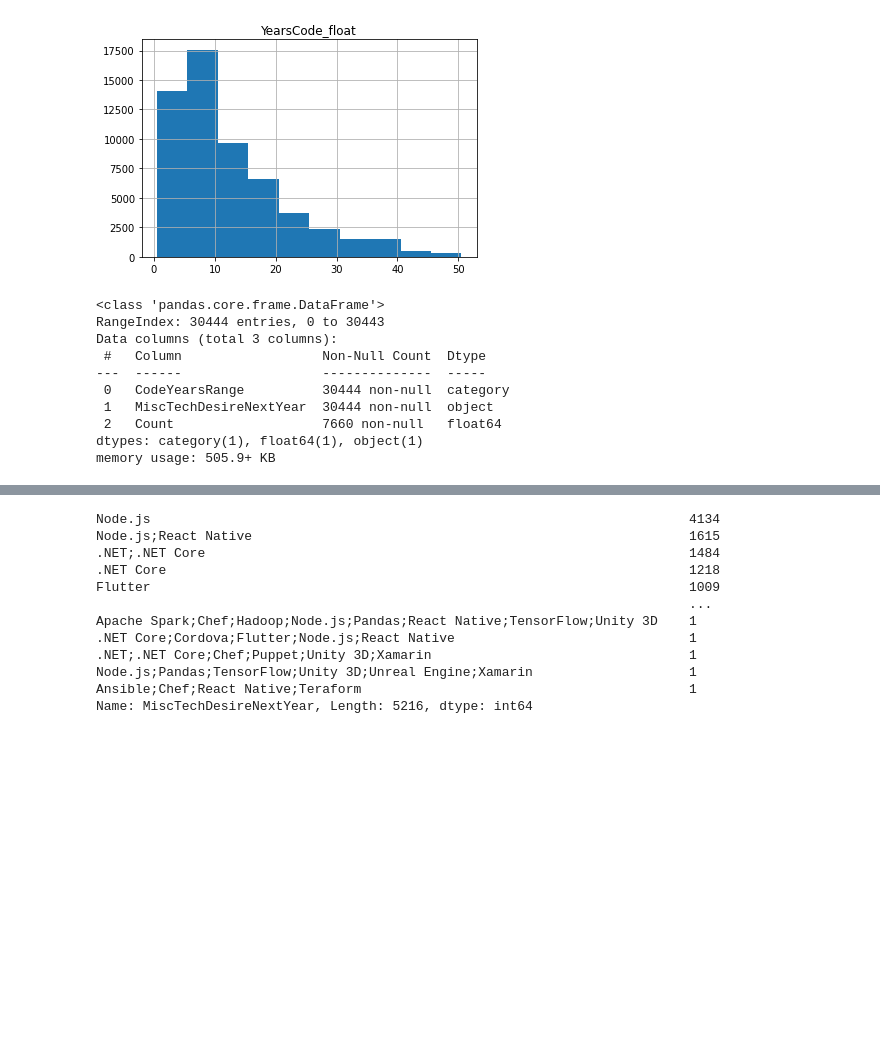
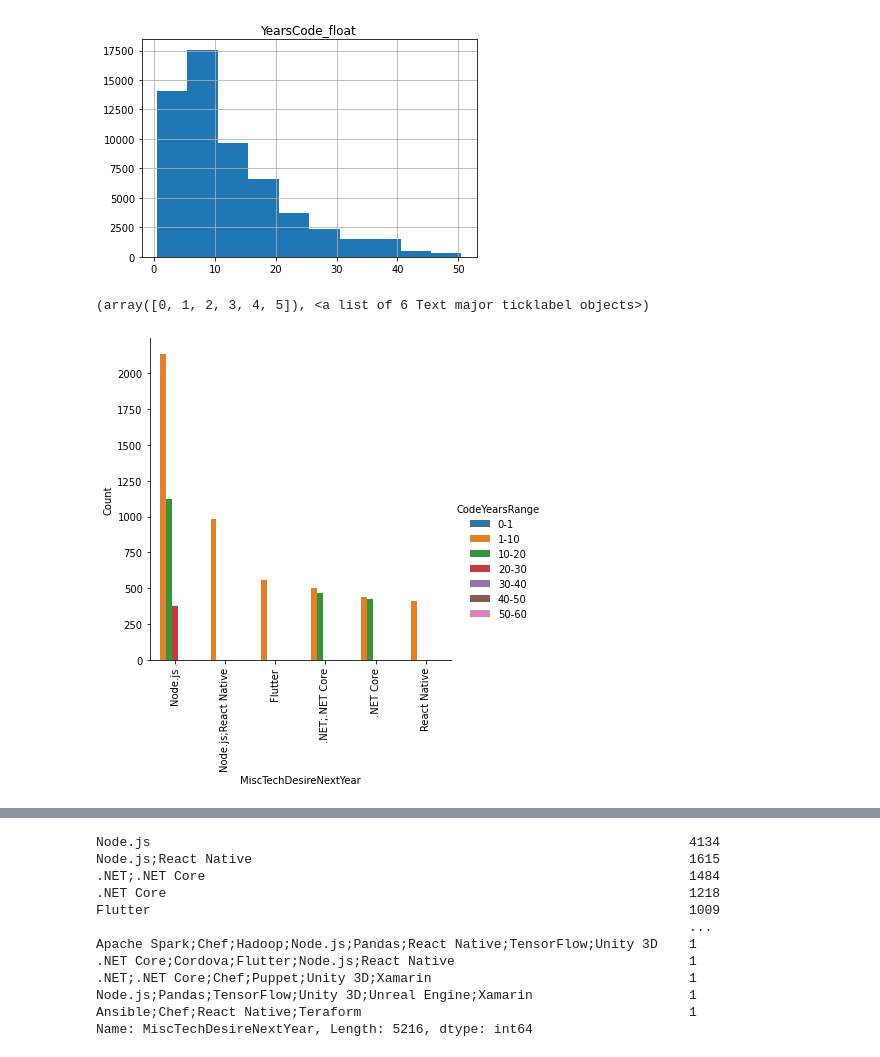
Before and after one commit to rajeevfromkrec/udacity_datascience, a Jupyter notebook: Udacity_data_science_project_1.ipynb, the cells around one changed output, grey strips where cells are left out. Saved outputs shown, nothing was run; the diff lists cells and outputs as text; code cells hidden in the pictures; blank space fills up the shorter version.

```diff
--- a/Udacity_data_science_project_1.ipynb
+++ b/Udacity_data_science_project_1.ipynb
@@ -150,15 +151,12 @@ df2=df_desired_tech.groupby(['CodeYearsRange','MiscTechDesireNextYear']).count()
 # %%
 df2.columns=(['CodeYearsRange', 'MiscTechDesireNextYear', 'Count'])
-# %%
-df2.info()
-# %% [output]
-<class 'pandas.core.frame.DataFrame'>
-RangeIndex: 30444 entries, 0 to 30443
-Data columns (total 3 columns):
- #   Column                  Non-Null Count  Dtype
----  ------                  --------------  -----
- 0   CodeYearsRange          30444 non-null  category
- 1   MiscTechDesireNextYear  30444 non-null  object
- 2   Count                   7660 non-null   float64
-dtypes: category(1), float64(1), object(1)
-memory usage: 505.9+ KB
+# %%
+df3=df2.head(10)
+# %%
+
+sns.catplot(x="MiscTechDesireNextYear", y="Count", hue="CodeYearsRange", kind="bar", data=df3)
+plt.xticks(rotation=90)
+#plt.tight_layout()
+# %% [output]
+(array([0, 1, 2, 3, 4, 5]), <a list of 6 Text major ticklabel objects>)
+[figure, added]
```
Also changed, not shown: parts of 33 cells of this notebook.
